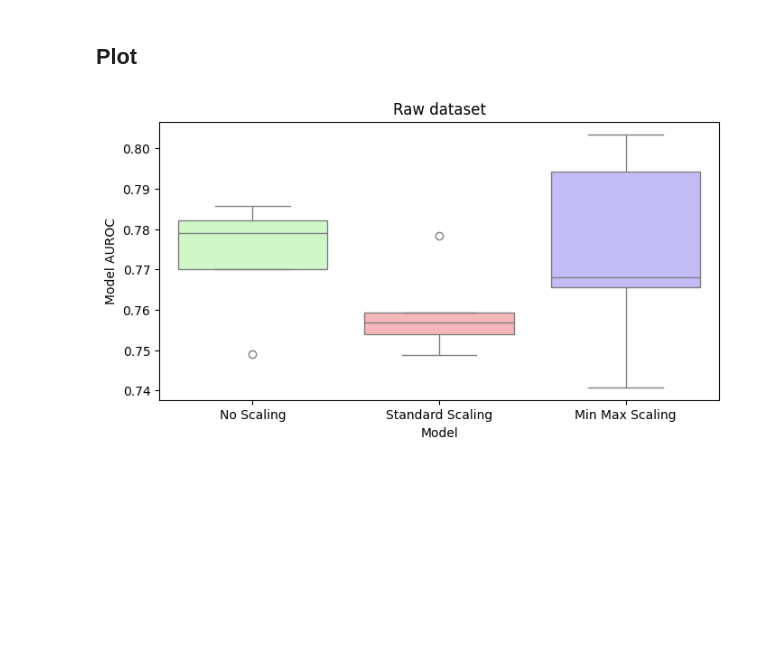
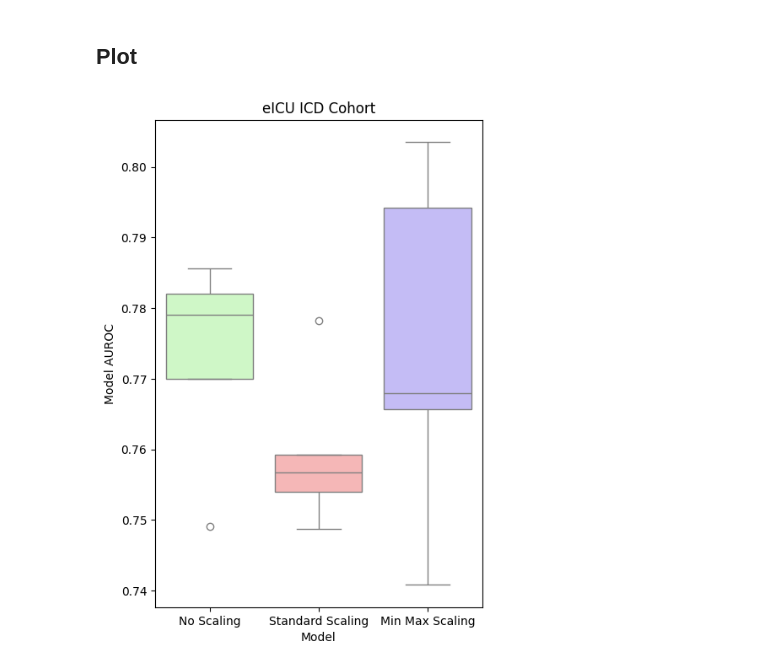
Before and after one commit to ryashpal/eICU-EHR-Pipeline, a Jupyter notebook: notebooks/sepsis_icd_cohort/experiments/03_standardisation_analysis/analysis.ipynb, the cells around one changed output. Saved outputs shown, nothing was run; the diff lists cells and outputs as text; code cells hidden in the pictures; blank space fills up the shorter version.

Commit message:
updated graphs

```diff
--- a/notebooks/sepsis_icd_cohort/experiments/03_standardisation_analysis/analysis.ipynb
+++ b/notebooks/sepsis_icd_cohort/experiments/03_standardisation_analysis/analysis.ipynb
@@ -152,14 +152,14 @@ boxPlotDf = pd.DataFrame(data, columns=['Scaling', 'AUROC Scores'])
 # %%
 import matplotlib.pyplot as plt
 import seaborn as sns
 
 
-plt.figure(figsize=(8,4))
+plt.figure(figsize=(5, 7.5))
 ax = sns.boxplot(data=boxPlotDf, x='Scaling', y='AUROC Scores', hue='Scaling', palette=['#caffbf', '#ffadad', '#bdb2ff'])
 ax.set(xticklabels=['No Scaling', 'Standard Scaling', 'Min Max Scaling'])
 ax.set(xlabel='Model')
 ax.set(ylabel='Model AUROC')
-ax.set_title('Raw dataset')
+ax.set_title('eICU ICD Cohort')
 plt.show()
 # %% [output]
-[figure, old version]
+[figure, new version]
```
